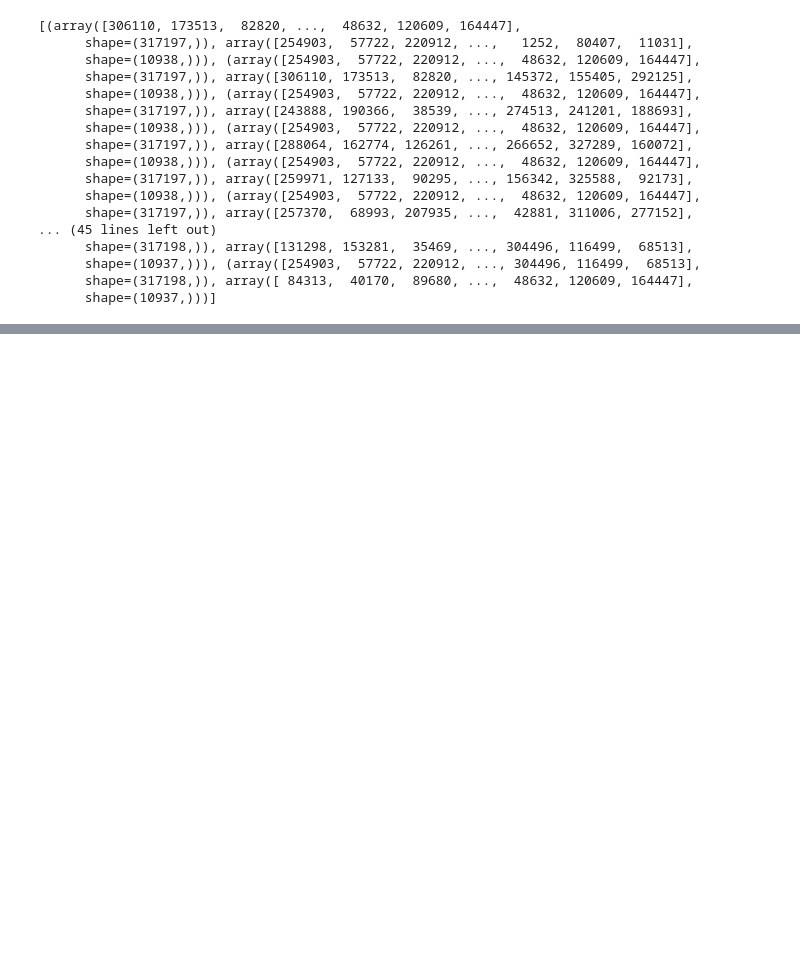
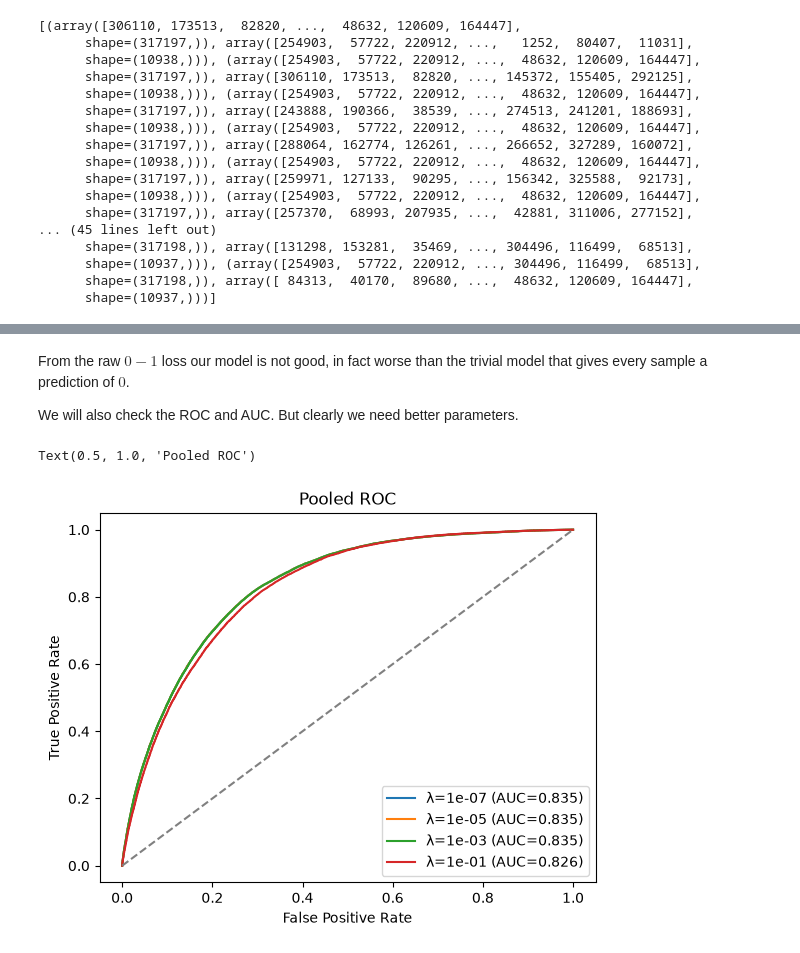
Before and after one commit to AlfinSib/ML_project_1, a Jupyter notebook: data_cleaning.ipynb, the cells around one changed output, grey strips where cells are left out. Cells and saved outputs as stored; diff of their text form; code cells hidden in the pictures; blank space fills up the shorter version.

```diff
--- a/data_cleaning.ipynb
+++ b/data_cleaning.ipynb
@@ -301,0 +362,15 @@ KeyboardInterrupt:
+# %% [markdown]
+From the raw $0-1$ loss our model is not good, in fact worse than the trivial model that gives every sample a prediction of $0$.
+
+We will also check the ROC and AUC. But clearly we need better parameters.
+# %%
+for r in results:
+    false_pos_rate, true_pos_rate, auc = imp.ROC_AUC(y_train, r["val_scores"])
+    plt.plot(false_pos_rate, true_pos_rate, label=f"λ={r['lam']:.0e} (AUC={auc:.3f})")
+plt.plot([0, 1], [0, 1], color="grey", linestyle="--")
+plt.xlabel("False Positive Rate"); plt.ylabel("True Positive Rate")
+plt.legend()
+plt.title("Pooled ROC")
+# %% [output]
+Text(0.5, 1.0, 'Pooled ROC')
+[figure, added]
```
Also changed, not shown: parts of 2 cells of this notebook, 1 other file.
